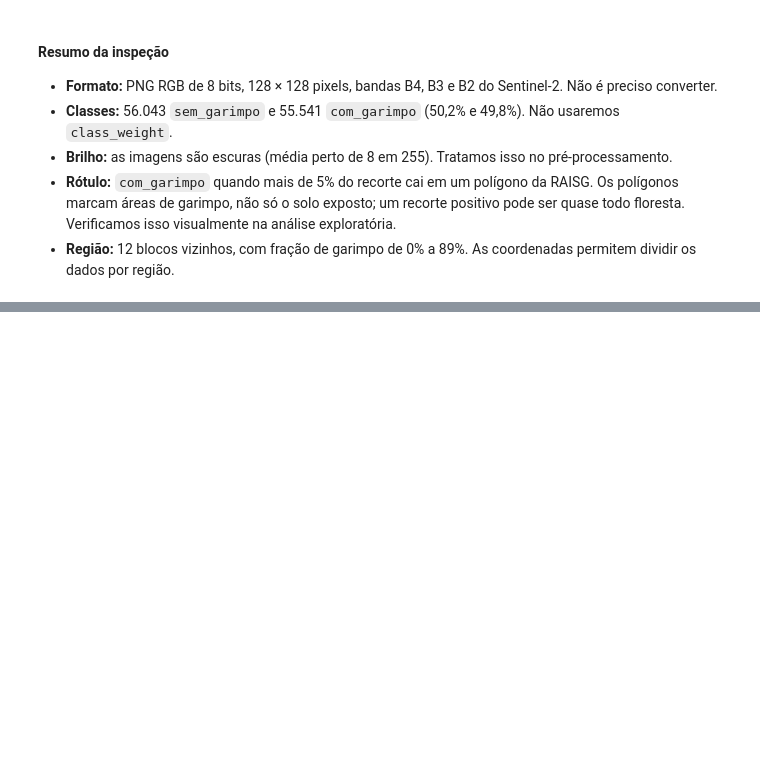
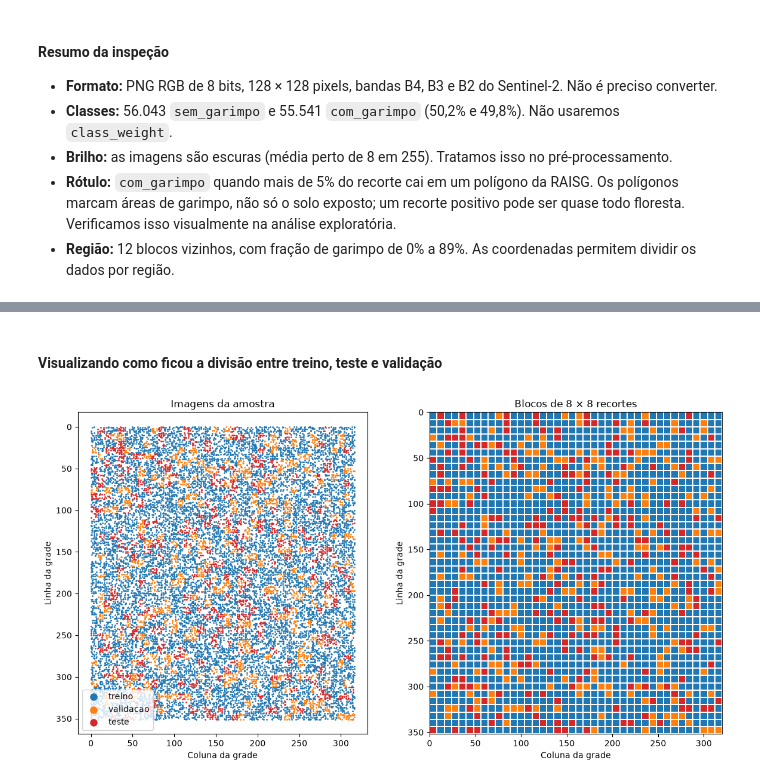
Before and after one commit to yagoschnorr/projeto-cnn-garimpo, a Jupyter notebook: cnn_garimpo_densenet121.ipynb, the cells around one changed output, grey strips where cells are left out. Drawn from its saved outputs; the diff is of its cells as text; code cells hidden in the pictures; blank space fills up the shorter version.

```diff
--- a/cnn_garimpo_densenet121.ipynb
+++ b/cnn_garimpo_densenet121.ipynb
@@ -175,0 +170,19 @@ manifesto.groupby("label_str")['overlap_ratio'].describe()
+# %%
+TAMANHO_BLOCO = 8
+
+partes_nome = manifesto.tif_source.str.replace(".tif", "").str.split("-")
+linha_tif = partes_nome.str[1].astype(int) // 128
+coluna_tif = partes_nome.str[2].astype(int) // 128
+
+tabela = pd.DataFrame({
+    "arquivo": manifesto.png_path,
+    "rotulo": manifesto.label_int,
+    "classe": manifesto.label_str,
+    "linha": linha_tif + manifesto.tile_row,
+    "coluna": coluna_tif + manifesto.tile_col,
+    "overlap_ratio": manifesto.overlap_ratio})
+
+linha_bloco = tabela.linha // TAMANHO_BLOCO
+coluna_bloco = tabela.coluna // TAMANHO_BLOCO
+tabela["bloco"] = linha_bloco.astype(str) + "_" + coluna_bloco.astype(str)
+print("Blocos:", tabela.bloco.nunique())
@@ -175,0 +236,31 @@ manifesto.groupby("label_str")['overlap_ratio'].describe()
+# %% [markdown]
+#### Visualizando como ficou a divisão entre **treino**, **teste** e **validação**
+# %%
+DIVISOES = ["treino", "validacao", "teste"]
+CORES = ["tab:blue", "tab:orange", "tab:red"]
+
+n_linhas_blocos = amostra.linha.max() // TAMANHO_BLOCO + 1
+n_colunas_blocos = amostra.coluna.max() // TAMANHO_BLOCO + 1
+matriz = np.full((n_linhas_blocos, n_colunas_blocos), np.nan)
+for imagem in amostra.itertuples():
+    matriz[imagem.linha // TAMANHO_BLOCO, imagem.coluna // TAMANHO_BLOCO] = DIVISOES.index(imagem.divisao)
+
+fig, eixos = plt.subplots(1, 2, figsize=(14, 7))
+
+for divisao, cor in zip(DIVISOES, CORES):
+    parte = amostra[amostra.divisao == divisao]
+    eixos[0].scatter(parte.coluna, parte.linha, s=1, color=cor, label=divisao)
+eixos[0].legend(markerscale=8, loc="lower left")
+eixos[0].set_title("Imagens da amostra")
+
+bordas_x = np.arange(n_colunas_blocos + 1) * TAMANHO_BLOCO
+bordas_y = np.arange(n_linhas_blocos + 1) * TAMANHO_BLOCO
+eixos[1].pcolormesh(bordas_x, bordas_y, matriz, cmap=ListedColormap(CORES), edgecolors="white", linewidth=0.3)
+eixos[1].set_title(f"Blocos de {TAMANHO_BLOCO} × {TAMANHO_BLOCO} recortes")
+
+for eixo in eixos:
+    eixo.set(xlabel="Coluna da grade", ylabel="Linha da grade", aspect="equal")
+    eixo.invert_yaxis()
+plt.show()
+# %% [output]
+[figure, added]
```
Also changed, not shown: parts of 8 cells of this notebook, 1 other file.
